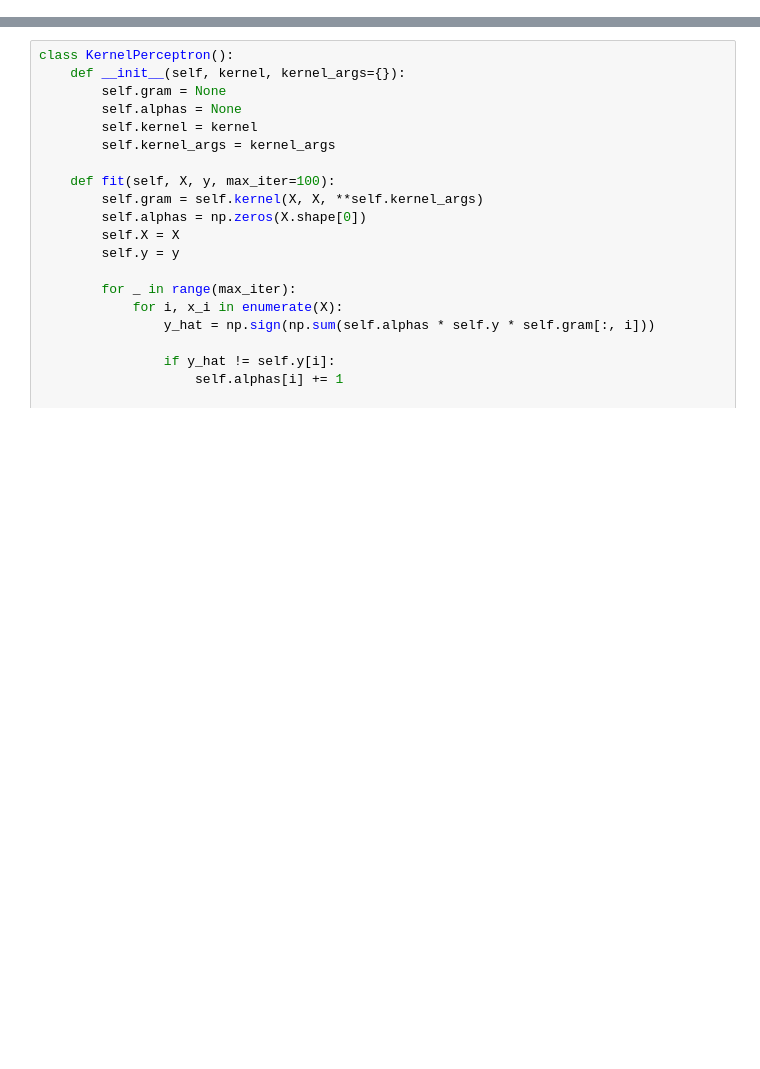
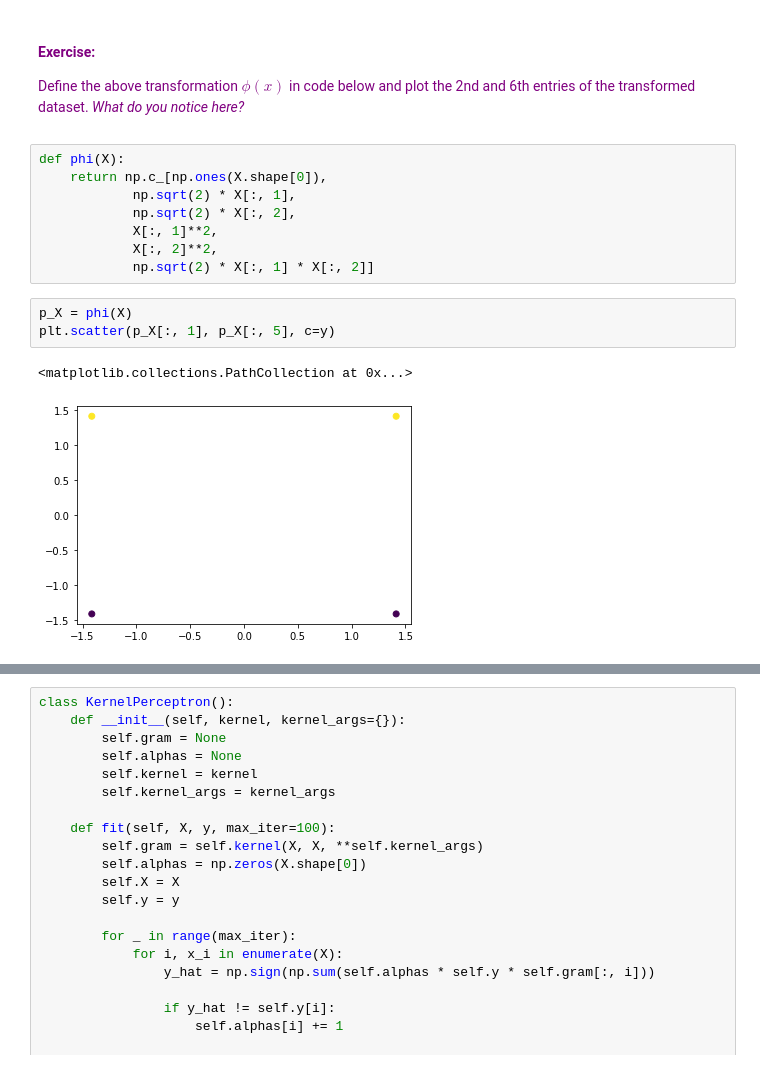
Before and after one commit to nerrma/tutoring, a Jupyter notebook: notebooks/KernelMethods-Lab.ipynb, the cells around one changed output, grey strips where cells are left out. Saved outputs shown, nothing was run; the diff lists cells and outputs as text; blank space fills up the shorter version.

```diff
--- a/notebooks/KernelMethods-Lab.ipynb
+++ b/notebooks/KernelMethods-Lab.ipynb
@@ -17,0 +73,19 @@ However, we can use the *kernel* perceptron (derived from the dual problem) to l
+# %% [markdown]
+<font color='purple'>
+
+#### Exercise:
+Define the above transformation $\phi(x)$ in code below and plot the 2nd and 6th entries of the transformed dataset. *What do you notice here?*
+# %%
+def phi(X):
+    return np.c_[np.ones(X.shape[0]),
+            np.sqrt(2) * X[:, 1],
+            np.sqrt(2) * X[:, 2],
+            X[:, 1]**2,
+            X[:, 2]**2,
+            np.sqrt(2) * X[:, 1] * X[:, 2]]
+# %%
+p_X = phi(X)
+plt.scatter(p_X[:, 1], p_X[:, 5], c=y)
+# %% [output]
+<matplotlib.collections.PathCollection at 0x...>
+[figure, added]
```
Also changed, not shown: parts of 20 cells of this notebook.
